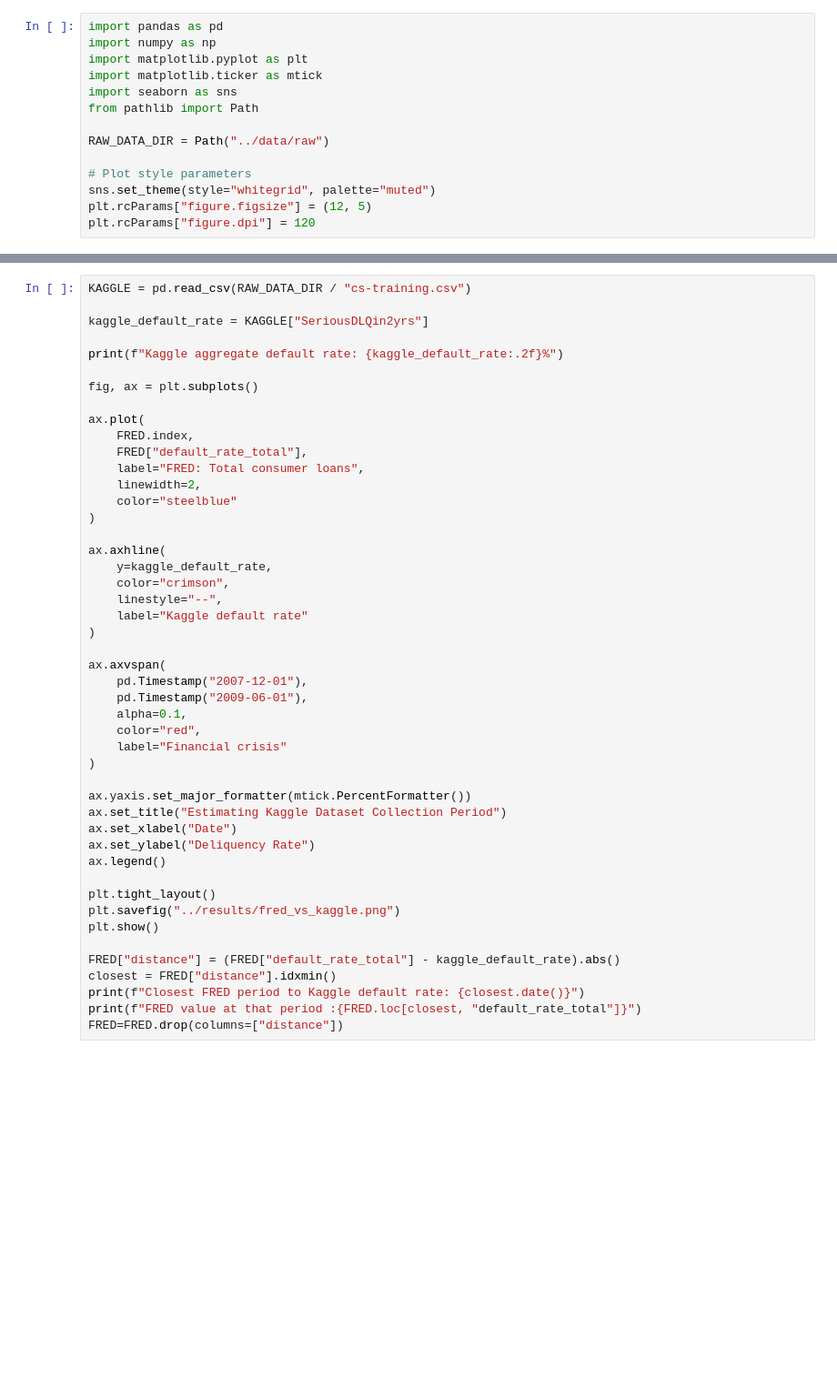
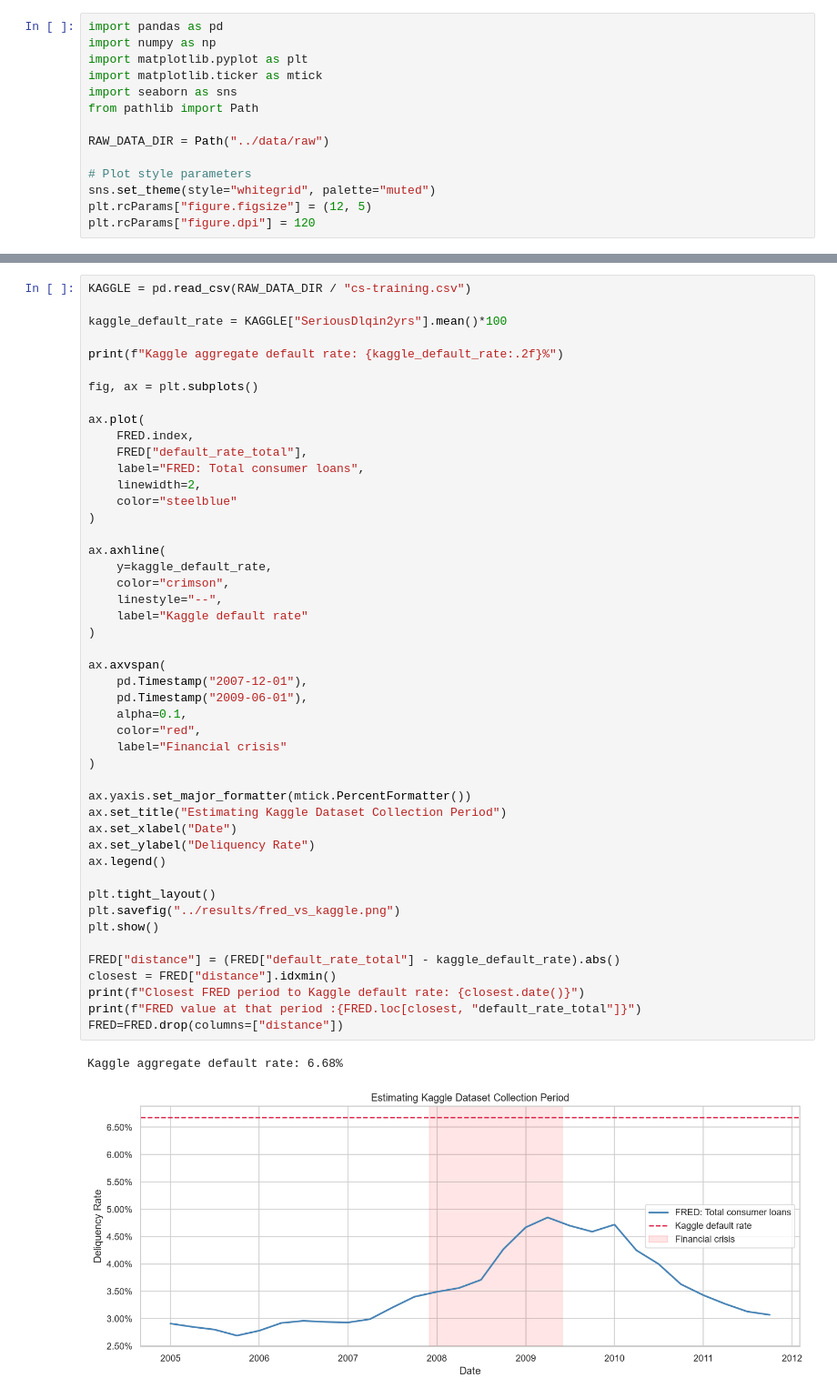
Before and after one commit to YukioK38/MachineLearning_Credit_Risk_Scoring, a Jupyter notebook: notebook/Notebook.ipynb, the cells around one changed output, grey strips where cells are left out. Shown at 91% size. Drawn from its saved outputs; the diff is of its cells as text; blank space fills up the shorter version.

```diff
--- a/notebook/Notebook.ipynb
+++ b/notebook/Notebook.ipynb
@@ -48,7 +56,7 @@ plt.show()
 # %%
 KAGGLE = pd.read_csv(RAW_DATA_DIR / "cs-training.csv")
 
-kaggle_default_rate = KAGGLE["SeriousDLQin2yrs"]
+kaggle_default_rate = KAGGLE["SeriousDlqin2yrs"].mean()*100
 
 print(f"Kaggle aggregate default rate: {kaggle_default_rate:.2f}%")
 
@@ -65,30 +73,33 @@ ax.plot(
 ax.axhline(
     y=kaggle_default_rate,
     color="crimson",
     linestyle="--",
     label="Kaggle default rate"
 )
 
 ax.axvspan(
     pd.Timestamp("2007-12-01"),
     pd.Timestamp("2009-06-01"),
     alpha=0.1,
     color="red",
     label="Financial crisis"
 )
 
 ax.yaxis.set_major_formatter(mtick.PercentFormatter())
 ax.set_title("Estimating Kaggle Dataset Collection Period")
 ax.set_xlabel("Date")
 ax.set_ylabel("Deliquency Rate")
 ax.legend()
 
 plt.tight_layout()
 plt.savefig("../results/fred_vs_kaggle.png")
 plt.show()
 
 FRED["distance"] = (FRED["default_rate_total"] - kaggle_default_rate).abs()
 closest = FRED["distance"].idxmin()
 print(f"Closest FRED period to Kaggle default rate: {closest.date()}")
 print(f"FRED value at that period :{FRED.loc[closest, "default_rate_total"]}")
 FRED=FRED.drop(columns=["distance"])
+# %% [output]
+Kaggle aggregate default rate: 6.68%
+[figure, added]
```
Also changed, not shown: parts of 9 cells of this notebook.
